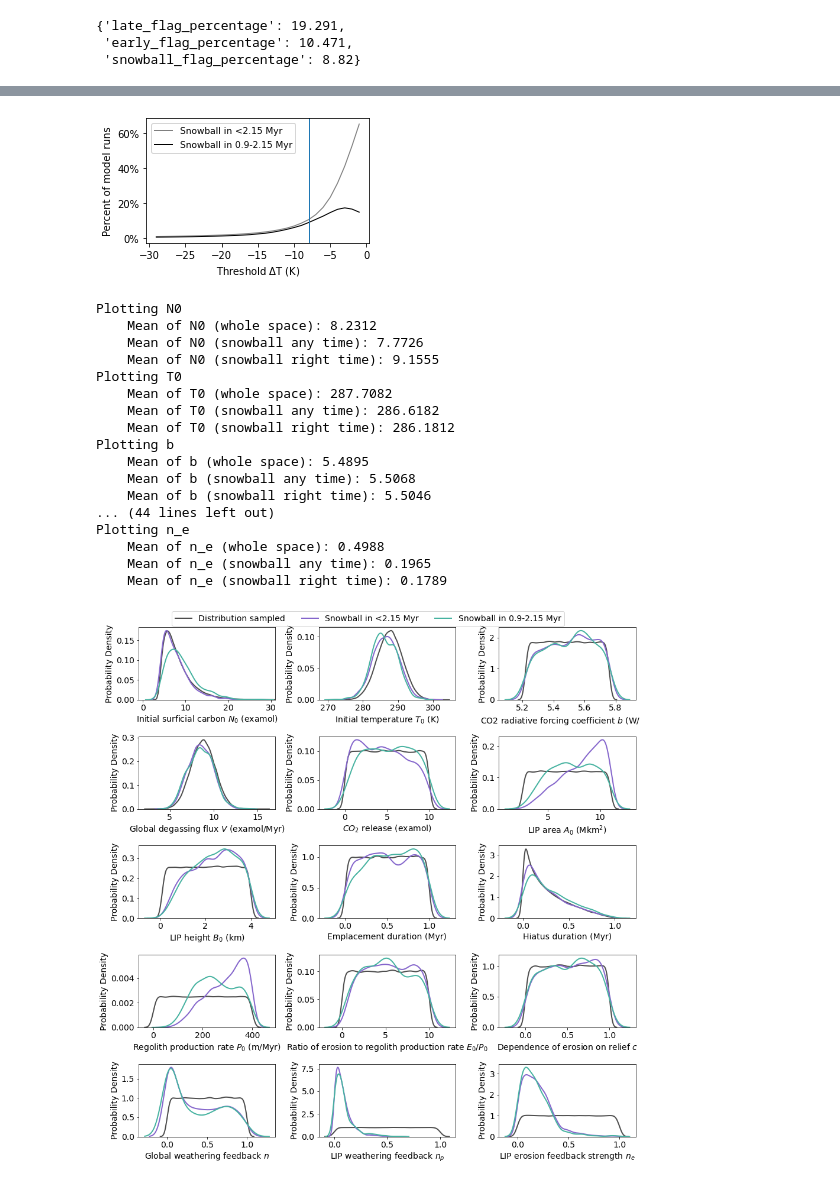
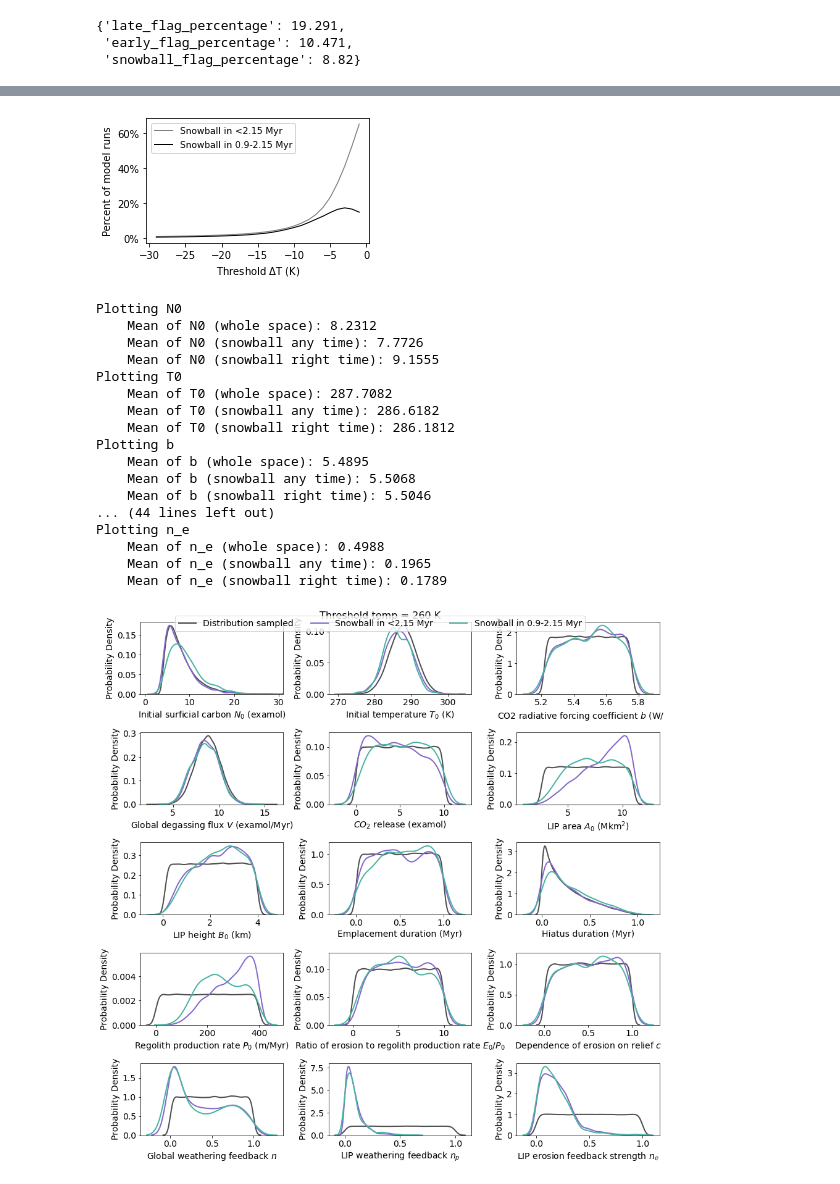
Before and after one commit to cminsky/snowball-LIP, a Jupyter notebook: 3.5_threshold_temp.ipynb, the cells around one changed output, grey strips where cells are left out. Saved outputs shown, nothing was run; the diff lists cells and outputs as text; code cells hidden in the pictures.

Commit message:
adjust plot

```diff
--- a/3.5_threshold_temp.ipynb
+++ b/3.5_threshold_temp.ipynb
@@ -154,7 +154,6 @@ ax.plot(-1*deltas,snowball_percentages,c='k',
 ax.set_xlabel("Threshold $\Delta$T (K)")
 ax.set_ylabel("Percent of model runs")
 
-ax.axvline(-8)
 ax.legend()
 
 ax.yaxis.set_major_formatter(PercentFormatter(decimals=0))
@@ -163,7 +162,7 @@ plt.tight_layout()
 plt.savefig('figs/thresholds.jpg',format='jpg',bbox_inches='tight',dpi=600)
 plt.show()
 # %% [output]
-[figure, old version]
+[figure, new version]
 # %%
 ## copied over from 3.1_Franklin_analyze and modified
 
@@ -288,34 +287,34 @@ for i in range(len(param_list)):
     if param_name == 'N0':
         ax.set_xlim(-1,31)
     if i == 0:
         param_density_plot(filename=filename,threshold_temp=260,
                            param_name=param_name,ax=ax,verbose=True,
                            labels_on=True,label_wrap=False)
     else:
         param_density_plot(filename=filename,threshold_temp=260,
                            param_name=param_name,ax=ax,verbose=True)
 
-fig.legend(loc='upper center', bbox_to_anchor=(0.5, 1.02), ncol=3, fontsize=14)
-
+fig.suptitle('Threshold temp = 260 K', fontsize=16, y=0.97)
+fig.legend(loc='upper center', bbox_to_anchor=(0.5,0.97), ncol=3, fontsize=14)
+fig.subplots_adjust(top=0.92, hspace=0.3)
 plt.tight_layout()
-#plt.savefig('figs/parameters'+'.jpg',format='jpg',bbox_inches='tight',dpi=600)
 plt.show()
 # %% [output]
 Plotting N0
     Mean of N0 (whole space): 8.2312
     Mean of N0 (snowball any time): 7.7726
     Mean of N0 (snowball right time): 9.1555
 Plotting T0
     Mean of T0 (whole space): 287.7082
     Mean of T0 (snowball any time): 286.6182
     Mean of T0 (snowball right time): 286.1812
 Plotting b
     Mean of b (whole space): 5.4895
     Mean of b (snowball any time): 5.5068
     Mean of b (snowball right time): 5.5046
 ... (44 lines left out)
 Plotting n_e
     Mean of n_e (whole space): 0.4988
     Mean of n_e (snowball any time): 0.1965
     Mean of n_e (snowball right time): 0.1789
-[figure, old version]
+[figure, new version]
```
